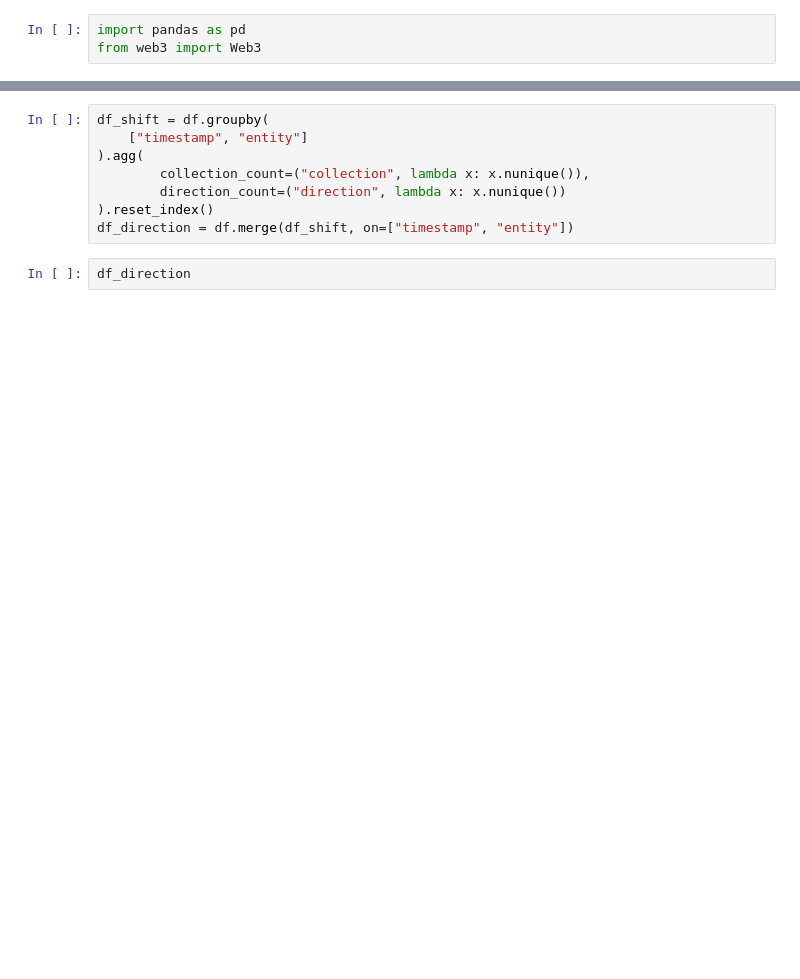
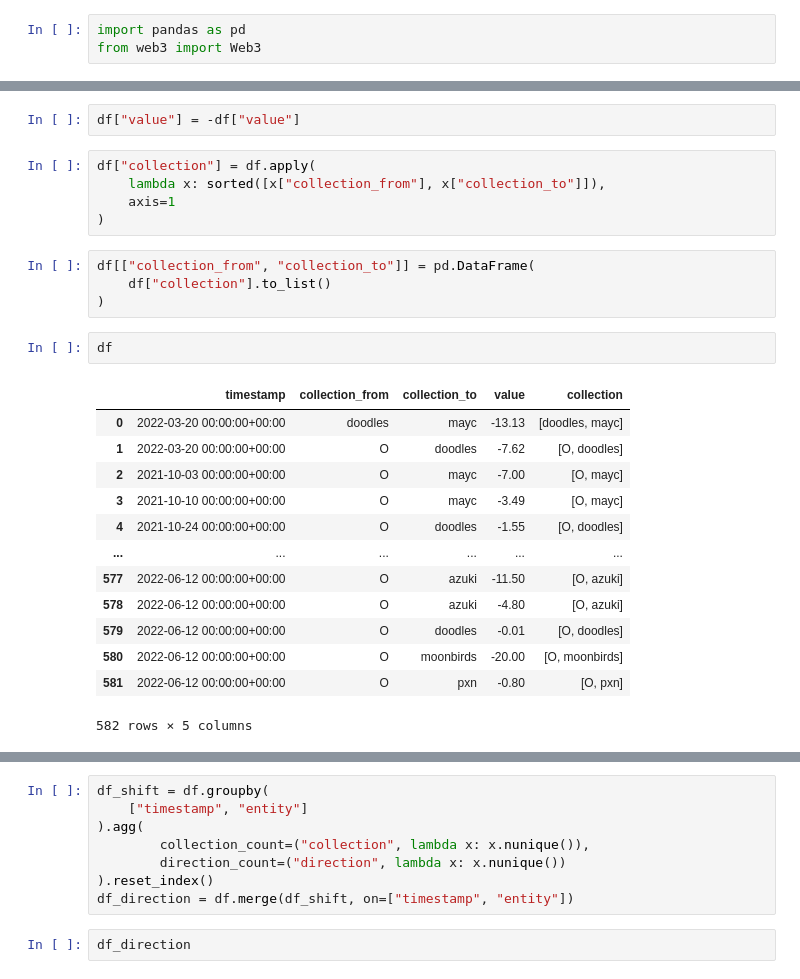
Before and after one commit to craycrayfish/NetworkFT, a Jupyter notebook: notebooks/playground.ipynb, the cells around one changed output, grey strips where cells are left out. Drawn from its saved outputs; the diff is of its cells as text; blank space fills up the shorter version.

```diff
--- a/notebooks/playground.ipynb
+++ b/notebooks/playground.ipynb
@@ -33 +44,28 @@ df[(df["collection_from"] != "O") & (df["collection_to"] != "O")]
+# %%
+df["value"] = -df["value"]
+# %%
+df["collection"] = df.apply(
+    lambda x: sorted([x["collection_from"], x["collection_to"]]),
+    axis=1
+)
+# %%
+df[["collection_from", "collection_to"]] = pd.DataFrame(
+    df["collection"].to_list()
+)
+# %%
+df
+# %% [output]
+|  | timestamp | collection_from | collection_to | value | collection |
+| 0 | 2022-03-20 00:00:00+00:00 | doodles | mayc | -13.13 | [doodles, mayc] |
+| 1 | 2022-03-20 00:00:00+00:00 | O | doodles | -7.62 | [O, doodles] |
+| 2 | 2021-10-03 00:00:00+00:00 | O | mayc | -7.00 | [O, mayc] |
+| 3 | 2021-10-10 00:00:00+00:00 | O | mayc | -3.49 | [O, mayc] |
+| 4 | 2021-10-24 00:00:00+00:00 | O | doodles | -1.55 | [O, doodles] |
+| ... | ... | ... | ... | ... | ... |
+| 577 | 2022-06-12 00:00:00+00:00 | O | azuki | -11.50 | [O, azuki] |
+| 578 | 2022-06-12 00:00:00+00:00 | O | azuki | -4.80 | [O, azuki] |
+| 579 | 2022-06-12 00:00:00+00:00 | O | doodles | -0.01 | [O, doodles] |
+| 580 | 2022-06-12 00:00:00+00:00 | O | moonbirds | -20.00 | [O, moonbirds] |
+| 581 | 2022-06-12 00:00:00+00:00 | O | pxn | -0.80 | [O, pxn] |
+582 rows × 5 columns
 # %%
```
Also changed, not shown: parts of 10 cells of this notebook, 13 other files.
